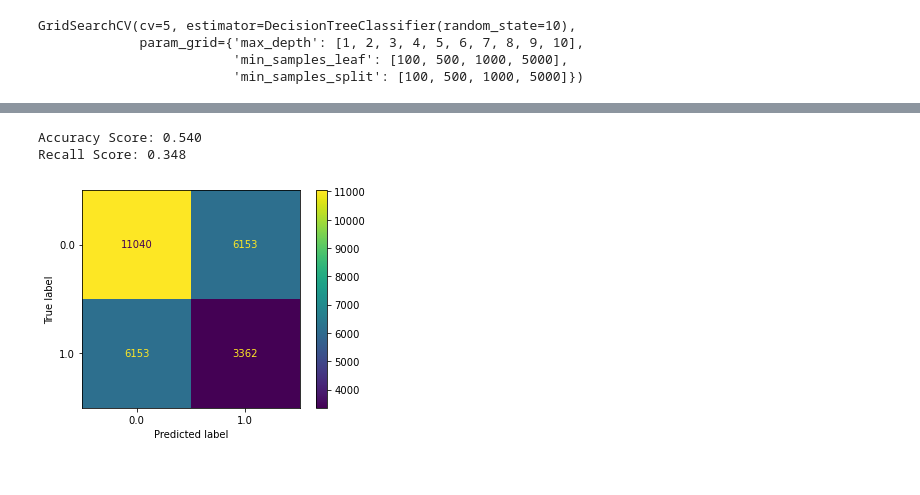
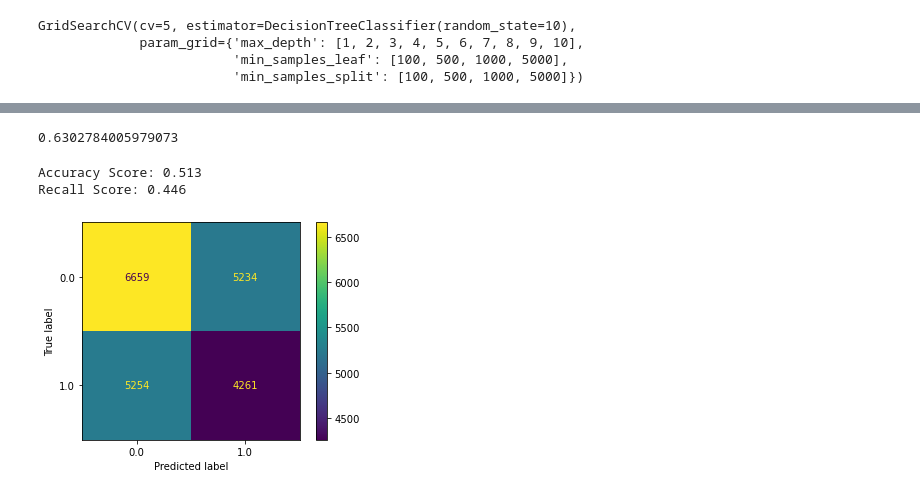
Before and after one commit to petercvuong/Phase-3-Project, a Jupyter notebook: Project 3 Notebook.ipynb, the cells around one changed output, grey strips where cells are left out. Cells and saved outputs as stored; diff of their text form; code cells hidden in the pictures.

```diff
--- a/Project 3 Notebook.ipynb
+++ b/Project 3 Notebook.ipynb
@@ -109,7 +115,7 @@ vaccinelabelsdf['h1n1_vaccine'].value_counts()
 Name: h1n1_vaccine, dtype: int64
 # %%
 # Dropping data we deemed unnecessary/irrelevant to our business problem
-columns_to_drop = ['h1n1_knowledge', 'employment_occupation', 'employment_industry', 'household_children', 'household_adults', 'census_msa', 'hhs_geo_region',
+columns_to_drop = ['respondent_id','h1n1_knowledge', 'employment_occupation', 'employment_industry', 'household_children', 'household_adults', 'census_msa', 'hhs_geo_region',
                     'employment_status', 'rent_or_own', 'marital_status', 'opinion_seas_sick_from_vacc', 'opinion_seas_risk', 'health_insurance', 'child_under_6_months',
                     'health_worker']
 X_train = vaccinetrainingdf.copy().drop(columns_to_drop, axis = 1)
@@ -232,11 +229,11 @@ imputed_X_test_df
 # %%
 # Created a dictionary of names to rename the columns after imputing
-dictionary_of_names = {0: 'respondent_id', 1:'h1n1_concern', 2:'behavioral_antiviral_meds',
-                       3:'behavioral_avoidance',4:'behavioral_face_mask',5:'behavioral_wash_hands',
-                       6:'behavioral_large_gatherings',7:'behavioral_outside_home',8:'behavioral_touch_face',
-                       9:'doctor_recc_h1n1',10:'doctor_recc_seasonal',11:'chronic_med_condition',
-                      12:'opinion_h1n1_vacc_effective', 13:'opinion_h1n1_risk', 14:'opinion_h1n1_sick_from_vacc',
-                       15:'opinion_seas_vacc_effective', 16:'age_group', 17:'education', 18:'race', 19:'sex', 20:'income_poverty'}
+dictionary_of_names = {0:'h1n1_concern', 1:'behavioral_antiviral_meds',
+                       2:'behavioral_avoidance', 3:'behavioral_face_mask', 4:'behavioral_wash_hands',
+                       5:'behavioral_large_gatherings', 6:'behavioral_outside_home', 7:'behavioral_touch_face',
+                       8:'doctor_recc_h1n1', 9:'doctor_recc_seasonal', 10:'chronic_med_condition',
+                      11:'opinion_h1n1_vacc_effective', 12:'opinion_h1n1_risk', 13:'opinion_h1n1_sick_from_vacc',
+                       14:'opinion_seas_vacc_effective', 15:'age_group', 16:'education', 17:'race', 18:'sex', 19:'income_poverty'}
 imputed_X_train_df_plus_column_names = imputed_X_train_df.rename(dictionary_of_names, axis = 1)
 imputed_X_test_df_plus_column_names = imputed_X_test_df.rename(dictionary_of_names, axis = 1)
 # %%
@@ -424,0 +432,18 @@ Name: h1n1_knowledge, dtype: int64
+# %%
+#Since our data is severly imbalanced, we utilize SMOTE to undersample our data.
+# Since we SMOTE our training dataset, we must SMOTE our test dataset as well.
+
+from imblearn.over_sampling import SMOTE
+from imblearn.under_sampling import RandomUnderSampler
+from collections import Counter
+
+over = SMOTE(sampling_strategy=0.7)
+under = RandomUnderSampler(sampling_strategy=0.8)
+
+X_smote, y_smote = under.fit_resample(ohe_training_df, y_train)
+X_test_smote, y_test_smote = under.fit_resample(ohe_test_df, y_test)
+
+counter = Counter(y_train)
+test_counter = Counter(y_test_smote)
+print(counter)
+print(test_counter)
@@ -426,10 +454,9 @@ Name: h1n1_knowledge, dtype: int64
 # Created Dummy Classifier model to look at simple accuracy score
 from sklearn.dummy import DummyClassifier
 dummy = DummyClassifier()
-dummy.fit(ohe_training_df, y_train)
-y_pred = dummy.predict(ohe_training_df)
-y_test_pred = dummy.predict(ohe_test_df)
+dummy.fit(X_smote, y_smote)
+y_pred = dummy.predict(X_smote)
+y_test_pred = dummy.predict(X_test_smote)
 y_pred_df = pd.DataFrame(y_pred)
-y_pred_df.value_counts()
-dummy.score(ohe_test_df, y_test)
+dummy.score(X_test_smote, y_test_smote)
 # %% [output]
@@ -527,9 +532,17 @@ pd.DataFrame(gs.cv_results_)
+# %%
+dt2 = DecisionTreeClassifier(max_depth = 6, min_samples_leaf = 100, min_samples_split = 100, random_state = 10)
+dt2.fit(X_smote, y_smote)
+y_dt2_pred = dt.predict(X_smote)
+y_dt2_test_pred = dt.predict(X_test_smote)
+dt2.score(X_test_smote, y_test_smote)
+# %% [output]
+0.6302784005979073
 # %%
 # Called function and printed out confusion and printed out Accuracy/Recall Score for DummyClassifier
-confusion_and_metrics(dummy, ohe_test_df, y_test, y_test_pred)
+confusion_and_metrics(dummy, X_test_smote, y_test_smote, y_test_pred)
 # %% [output]
-Accuracy Score: 0.540
-Recall Score: 0.348
+Accuracy Score: 0.513
+Recall Score: 0.446
-[figure, old version]
+[figure, new version]
 # %%
 # Called function and printed out confusion matrix and metrics of iniital decision tree
```
Also changed, not shown: parts of 47 cells of this notebook, 2 other files.
